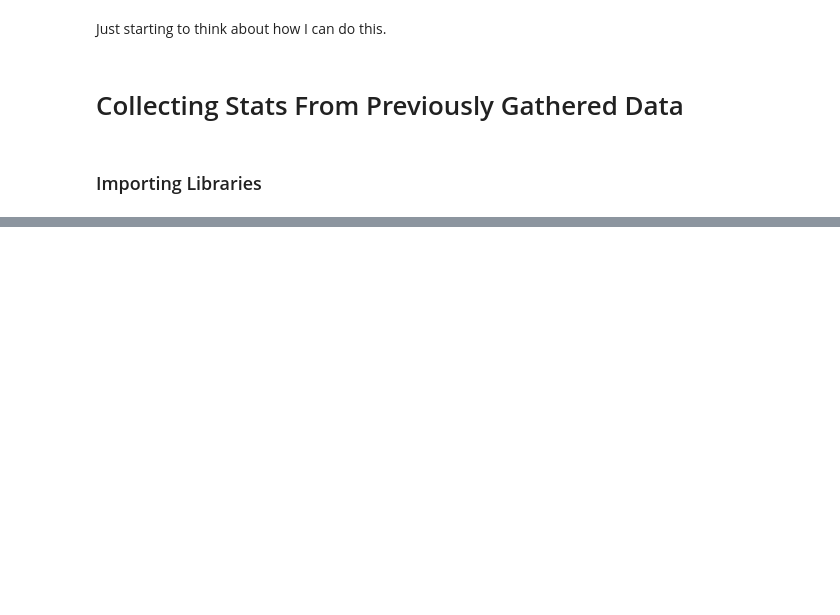
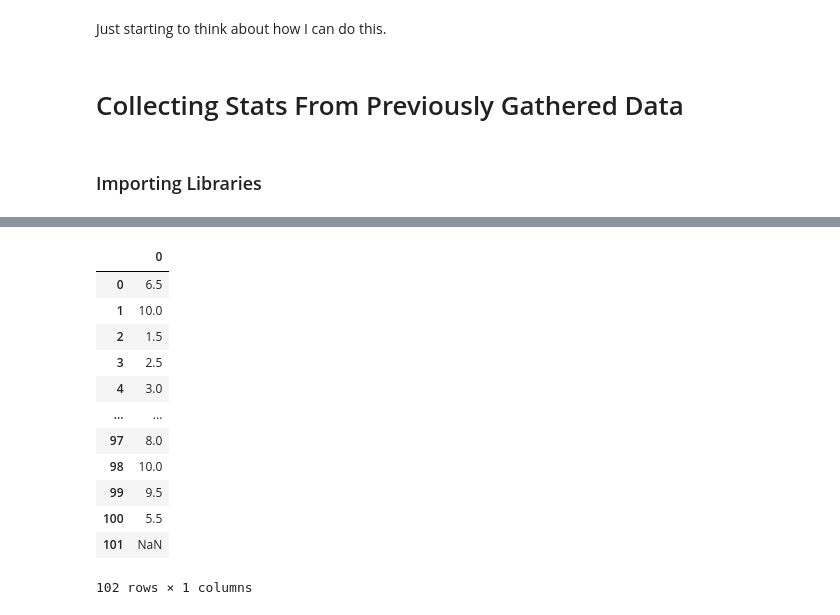
Before and after one commit to Rwmillham/MLFootballOddsAlgo, a Jupyter notebook: FootballTester.ipynb, the cells around one changed output, grey strips where cells are left out. Saved outputs shown, nothing was run; the diff lists cells and outputs as text; code cells hidden in the pictures; blank space fills up the shorter version.

```diff
--- a/FootballTester.ipynb
+++ b/FootballTester.ipynb
@@ -63,0 +213,16 @@ currFullSeasonStats
+# %%
+spread[0].str.extract(r"(\d+\.\d*)").astype(float)
+# %% [output]
+|  | 0 |
+| 0 | 6.5 |
+| 1 | 10.0 |
+| 2 | 1.5 |
+| 3 | 2.5 |
+| 4 | 3.0 |
+| ... | ... |
+| 97 | 8.0 |
+| 98 | 10.0 |
+| 99 | 9.5 |
+| 100 | 5.5 |
+| 101 | NaN |
+102 rows × 1 columns
```
Also changed, not shown: parts of 10 cells of this notebook.
